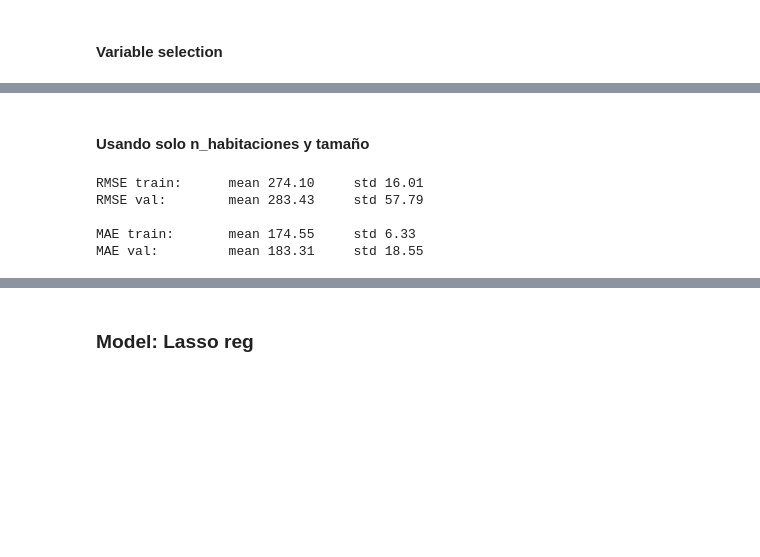
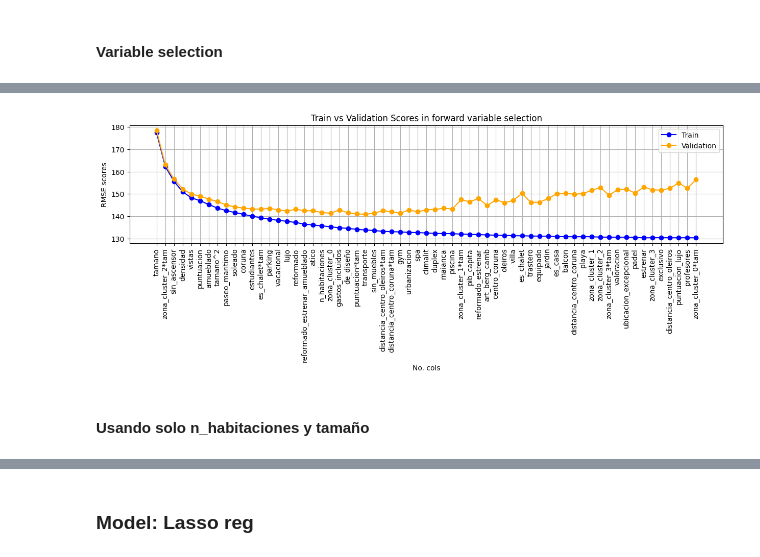
Before and after one commit to ivanlado/coruna-real-estate-market, a Jupyter notebook: model.ipynb, the cells around one changed output, grey strips where cells are left out. Drawn from its saved outputs; the diff is of its cells as text; code cells hidden in the pictures; blank space fills up the shorter version.

```diff
--- a/model.ipynb
+++ b/model.ipynb
@@ -122,11 +128,3 @@ for col in cols_check_nas:
-# %%
-ds['coruna'] = ds["municipio"].apply(lambda x: 1.0 if 'coru' in x else 0.0)
-ds['oleiros'] = ds["municipio"].apply(lambda x: 1.0 if 'oleiros' in x else 0.0)
-ds['art_berg_camb'] = ds["municipio"].apply(lambda x: 1.0 if ('artei' in x or 'berg' in x or 'cambr' in x) else 0.0)
-
-cols_model.append('coruna')
-cols_model.append('oleiros')
-cols_model.append('art_berg_camb')
 # %% [markdown]
 ### Data split
 # %%
@@ -292,0 +266,4 @@ plt.show()
+# %%
+xx = x[y<1500]
+yy = y[y<1500]
+cols, scores_train, scores_val, current_cols = perform_forward(xx,yy, LinearRegression(), cols_model)
@@ -293,26 +288,19 @@ plt.show()
+# %%
+idx = list(range(len(current_cols)))
+plt.figure(figsize=(15,3))
+plt.plot(idx, scores_train, marker='o', linestyle='-', color='blue', label='Train')
+plt.plot(idx, scores_val, marker='o', linestyle='-', color='orange', label='Validation')
+
+plt.xlabel('No. cols')
+plt.ylabel('RMSE scores')
+plt.title('Train vs Validation Scores in forward variable selection')
+plt.xticks(idx, current_cols)  # Use column names as x-axis labels
+#in vertical
+plt.xticks(rotation=90)
+plt.legend()
+plt.grid(True)
+plt.show()
+# %% [output]
+[figure, added]
 # %% [markdown]
 #### Usando solo n_habitaciones y tamaño
-# %%
-ds_aux = ds[ds['municipio'].str.contains('oru')]
-# ds_aux = ds
-x = ds_aux[cols_model]
-x = x.drop('precio', axis=1)
-y = ds_aux['precio']
-
-trainings = train_model(x,y, LinearRegression(), n_splits=5, n_repeats=50)
-rmse_train = [x['rmse_train'] for x in trainings]
-rmse_val = [x['rmse_val'] for x in trainings]
-mae_train = [x['mae_train'] for x in trainings]
-mae_val = [x['mae_val'] for x in trainings]
-
-print(f'RMSE train:\t mean {np.mean(rmse_train):.2f}\t std {np.std(rmse_train):.2f}')
-print(f'RMSE val:\t mean {np.mean(rmse_val):.2f}\t std {np.std(rmse_val):.2f}')
-print("")
-print(f'MAE train:\t mean {np.mean(mae_train):.2f}\t std {np.std(mae_train):.2f}')
-print(f'MAE val:\t mean {np.mean(mae_val):.2f}\t std {np.std(mae_val):.2f}')
-# %% [output]
-RMSE train:      mean 274.10     std 16.01
-RMSE val:        mean 283.43     std 57.79
-
-MAE train:       mean 174.55     std 6.33
-MAE val:         mean 183.31     std 18.55
```
Also changed, not shown: parts of 39 cells of this notebook, 11 other files.
